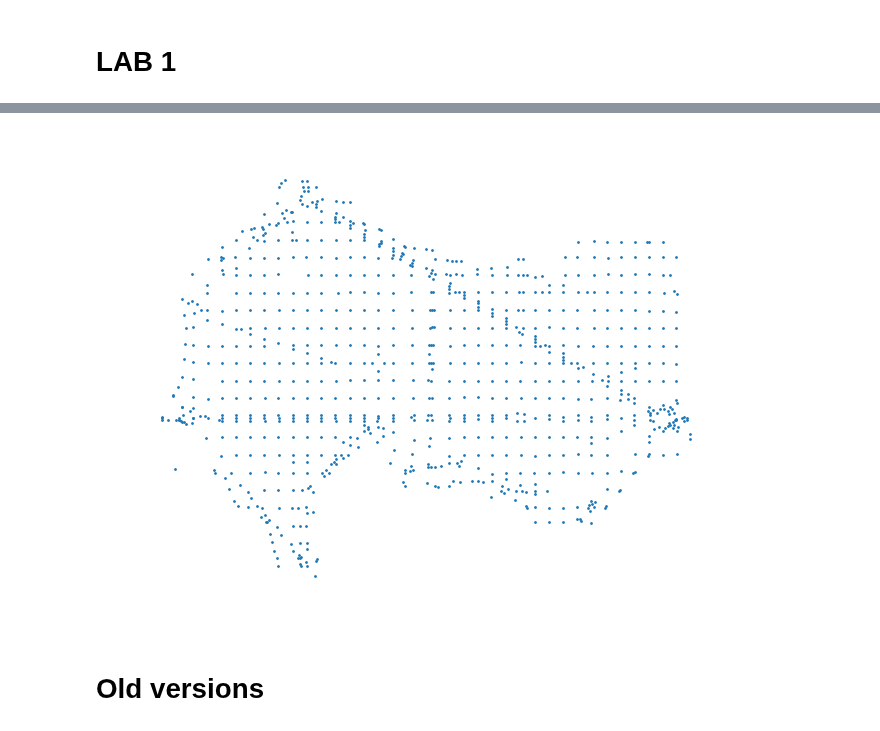
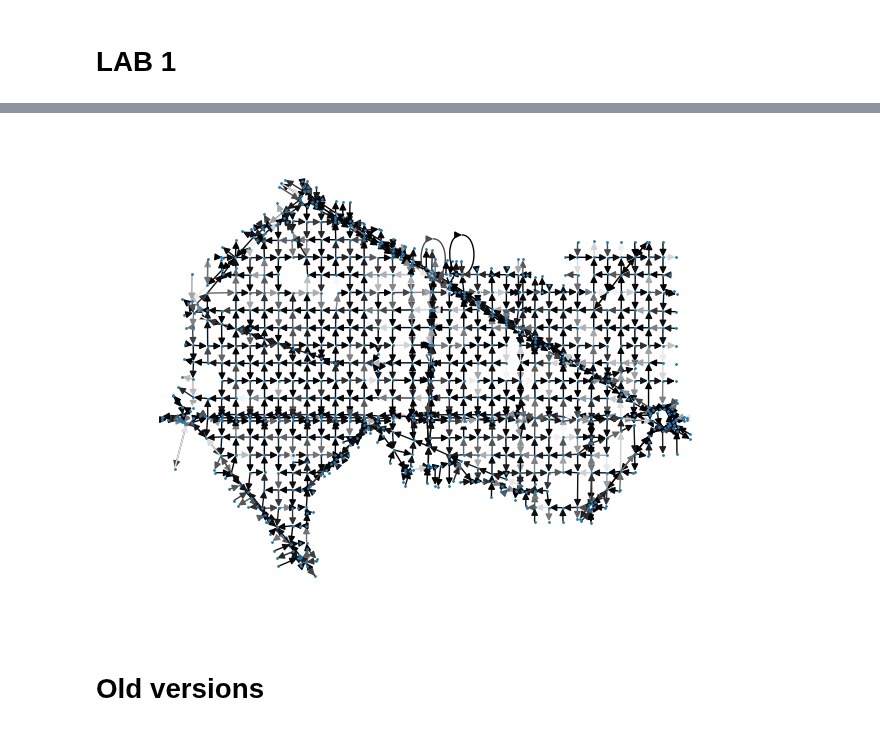
Before and after one commit to s221568/Trafic, a Jupyter notebook: Lab 1/Lab1JE.ipynb, the cells around one changed output, grey strips where cells are left out. Saved outputs shown, nothing was run; the diff lists cells and outputs as text; code cells hidden in the pictures.

```diff
--- a/Lab 1/Lab1JE.ipynb
+++ b/Lab 1/Lab1JE.ipynb
@@ -47,10 +32,10 @@ Name: Colors in gray scale at time 3600, Length: 1570, dtype: object
 # %%
 G = nx.from_pandas_edgelist(edges_at_t, create_using = nx.MultiDiGraph, source = "Starting node ID", target= "Ending node ID", edge_attr=["Length (m)", "Number of lanes", "Region","Occupancy","Color"])
 
-nx.draw(G, node_size = 1, pos=nodes.transpose(), edge_cmap = mpl.colormaps['Greys'], edge_color = edges_at_t["Color"])
+nx.draw(G, node_size = 1, pos=nodes.transpose(), edge_cmap = mpl.colormaps['Greys'], edge_color = color_at_t)
 plt.show()
 # %% [output]
-[figure, old version]
+[figure, new version]
 # %% [markdown]
 # Old versions
 # %%
```
Also changed, not shown: parts of 1 cell of this notebook.
